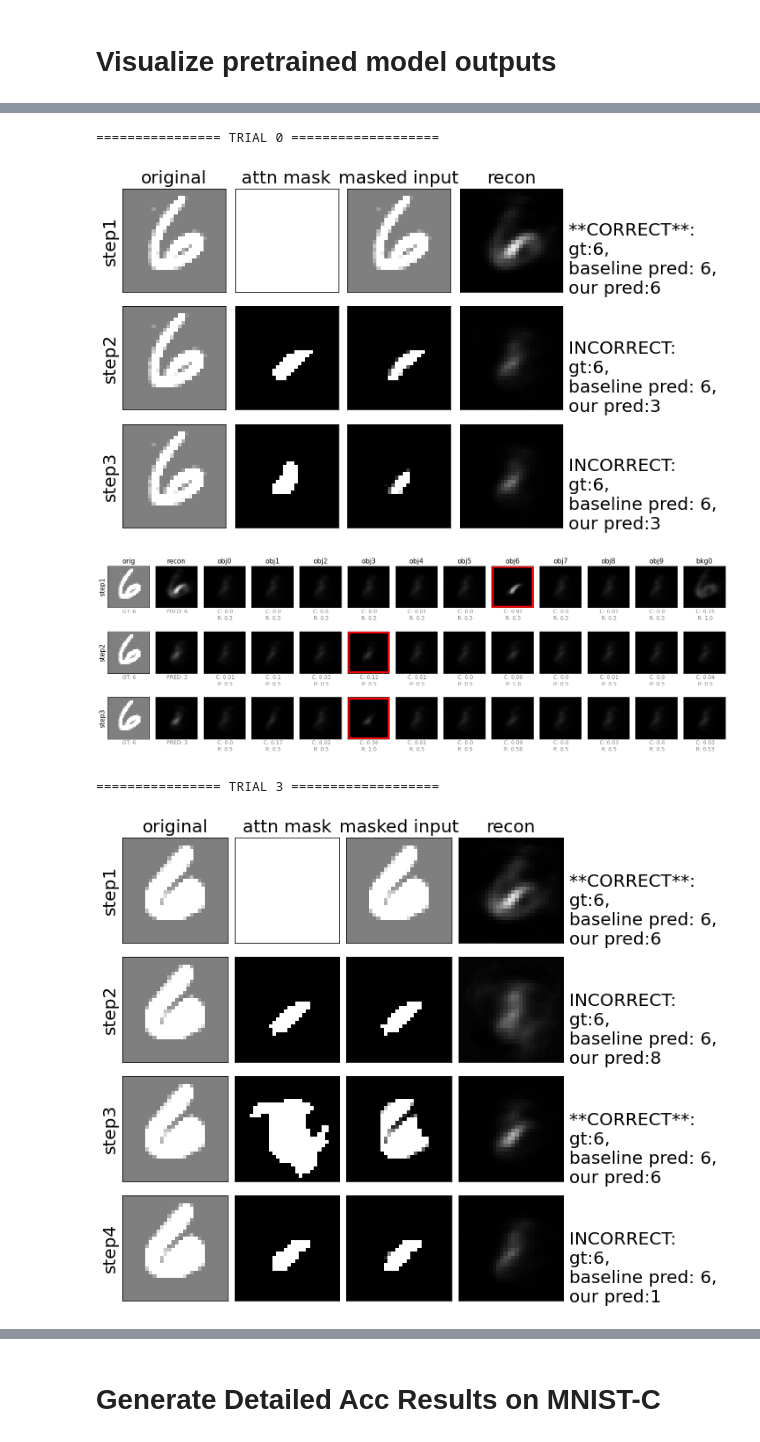
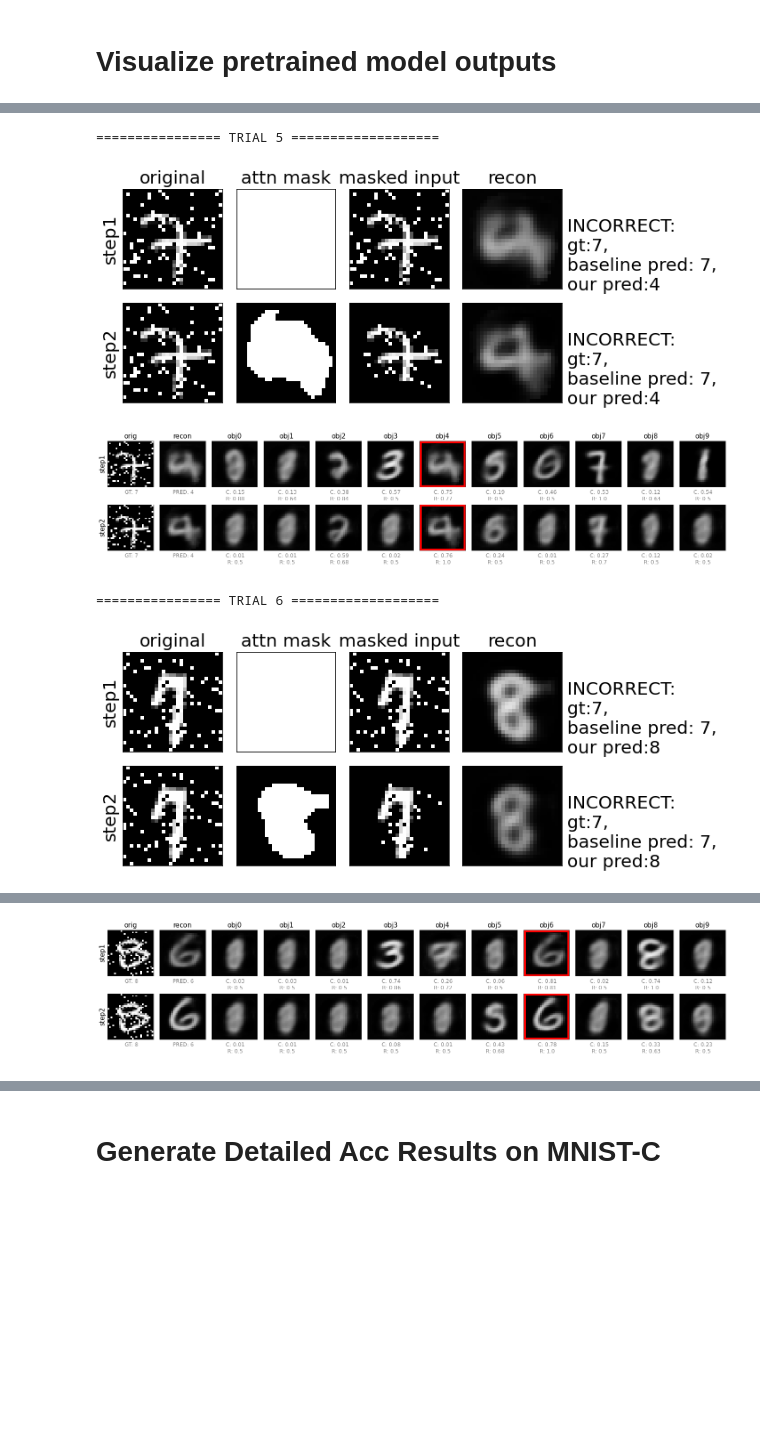
Before and after one commit to ahnchive/ORA-recognition, a Jupyter notebook: eval_rrcapsnet_original.ipynb, the cells around one changed output, grey strips where cells are left out. Saved outputs shown, nothing was run; the diff lists cells and outputs as text; code cells hidden in the pictures; blank space fills up the shorter version.

```diff
--- a/eval_rrcapsnet_original.ipynb
+++ b/eval_rrcapsnet_original.ipynb
@@ -622,17 +625,26 @@ task='mnist_c_mini'
 train=False #train or test dataset
 print_args=False
 args_to_update = {'device':DEVICE, 'batch_size':BATCHSIZE,
-                 'time_steps': 4, 'routings': 3, 'mask_threshold': 0.1}
+                 'time_steps': 4, 'routings': 3, 'mask_threshold': 0.05}
 
 modellist = [
 
 # original rrcapsnet (mnist_recon, trainvalsplit)
 # './models/rrcapsnet/run1_epoch50_acc0.9917.pt',
 # './models/rrcapsnet/run2_epoch50_acc0.9915.pt',
-'./models/rrcapsnet/run3_epoch50_acc0.9907.pt',
+# './models/rrcapsnet/run3_epoch50_acc0.9907.pt',
 # './models/rrcapsnet/run4_epoch50_acc0.9905.pt',
 # './models/rrcapsnet/run5_epoch50_acc0.9907.pt',
 
+# './results/mnist/Apr28_1815_capsnetencoder_cycle/archive_model_epoch220_acc0.9961.pt'
+# './results/mnist/Apr28_1815_capsnetencoder_cycle/archive_model_epoch390_acc0.9992.pt'
+# './results/mnist/Apr28_2001_shift_adamclr/archive_model_epoch50_acc0.9860.pt'
+# './results/mnist/Apr28_2055_shift_adamclr_epoch1000/best_model_epoch147_acc0.9885.pt'
+# './results/mnist/Apr28_2131_shift_adamclr_epoch1000_difflrrange/archive_model_epoch80_acc0.9979.pt'
+# './results/mnist/Apr29_0120_test/archive_epoch50_acc0.9975.pt'
+
+# clean-wd
+'./results/mnist/Apr29_0213_clean_wd_run1/best_epoch75_acc0.9981.pt',
 
 ]
 
@@ -714,6 +726,7 @@ args_to_update = {'device':DEVICE, 'batch_size':BATCHSIZE,
                  'time_steps': 4, 'routings': 3, 'mask_threshold': 0.1}
 
 load_model_path = './models/rrcapsnet/run3_epoch50_acc0.9907.pt'
+load_model_path = './results/mnist/Apr29_0213_clean_wd_run1/best_epoch75_acc0.9981.pt'
 
 
 args = load_args(load_model_path, args_to_update, print_args)
@@ -721,7 +734,7 @@ model = load_model(args)
 
 
 # obtain model prediction and outputs
-corruption_index =9
+corruption_index =3
 corruption =CORRUPTION_TYPES[corruption_index-1]
 
 if task == 'mnist_c_mini':
@@ -826,36 +839,38 @@ condition = 'first correct last incorrect'
 condition = 'first incorrect last correct'
 # condition = 'first incorrect last incorrect'
 condition = 'all'
 # condition = 'correct'
 condition = 'incorrect'
 
 # condition = [6, 41, 66]
 # condition = [7, 11]
 # condition = [66, 114, 656] #batchnum1
 # condition = [6] #batchnum2
 # condition = [6] #batchnum3
 # condition = [17]
 # condition = [8] #batchnum 3
 # condition = [22, 33,41,44,75,82,88,147] #fog batch
 # condition = [6,7]
 # condition = [17]
 # condition = [447]
 # condition = [167, 502, 1466]
 
 # condition = trialid_to_visualize #[:20]
 # condition = list(np.where(nstep==3)[0])
 # condition = [309]
 # condition = [560, 893]
 # condition=[7]
 # condition=[82, 92]
 
 visualize_detail(model, x.to(DEVICE), y_hot, outputs_model,
                  x_recon_step, objcaps_len_step, args,
                  start=idx_start, n_image=n_image, plot_trials_when = condition,
-                 plot_routings=False, pred_to_compare=pred_cnn, num_steps_to_finish=list(nstep))
+                 plot_routings=False,
+                 pred_to_compare=pred_cnn, num_steps_to_finish=list(nstep),
+                 only_plot_object=None)
 # %% [output]
-================ TRIAL 0 ===================
+================ TRIAL 5 ===================
-[figure, old version]
+[figure, new version]
-[figure, old version]
+[figure, new version]
-================ TRIAL 3 ===================
+================ TRIAL 6 ===================
-[figure, old version]
+[figure, new version]
@@ -867,0 +883 @@ visualize_detail(model, x.to(DEVICE), y_hot, outputs_model,
+[figure, new version]
```
Also changed, not shown: parts of 8 cells of this notebook, 35 other files.
